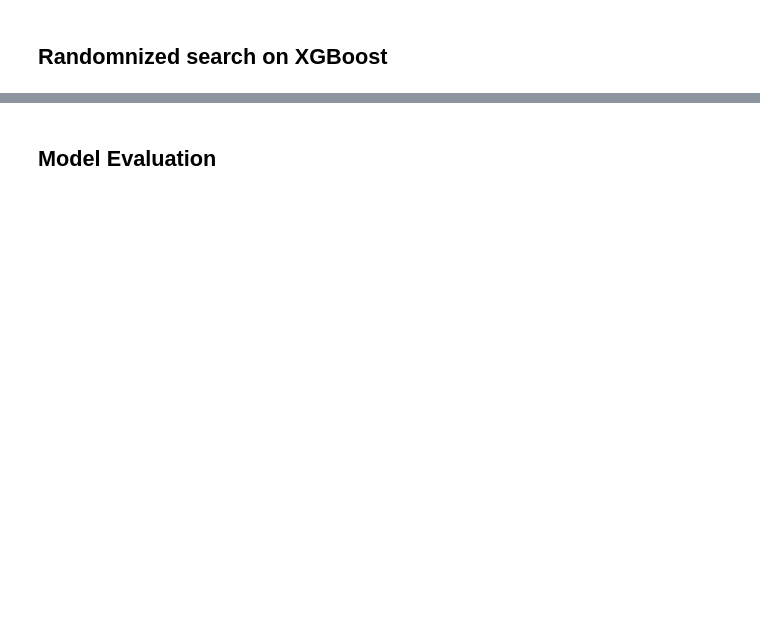
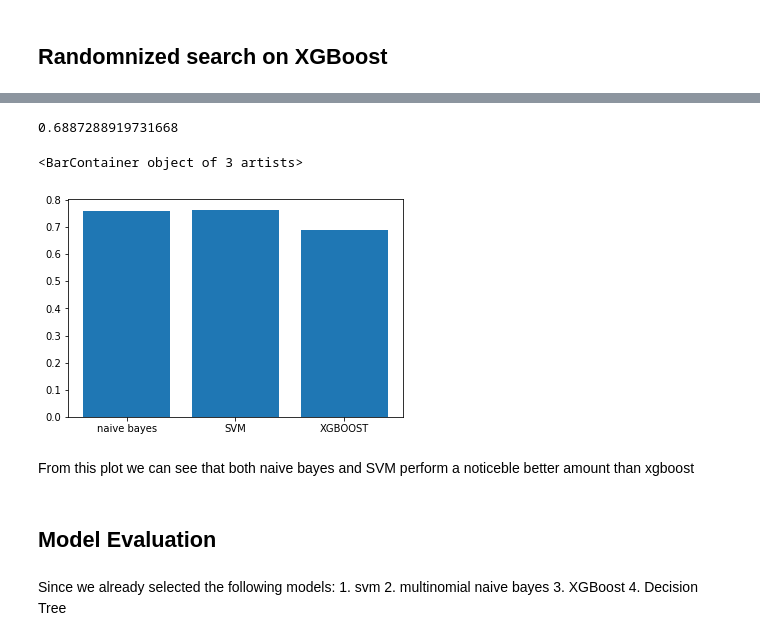
Before and after one commit to r0b3rt24/PoliIdeaClassify, a Jupyter notebook: clean.ipynb, the cells around one changed output, grey strips where cells are left out. Saved outputs shown, nothing was run; the diff lists cells and outputs as text; code cells hidden in the pictures; blank space fills up the shorter version.

```diff
--- a/clean.ipynb
+++ b/clean.ipynb
@@ -113,0 +126,4 @@ plt.bar(['3','2','1','0.1', '0.01', '0.001', '0.0001', '0.00001'],gs.cv_results_
+# %%
+nb_scores = cross_val_score(nb_pipleline, X_train, y_train, cv=4, n_jobs=-1)
+# %%
+nb_cv_avg = nb_scores.sum()/4
@@ -123,3 +143,6 @@ svm_scores = cross_val_score(svm_pipe, X_train, y_train, cv=4, n_jobs=-1)
 svm_scores
 # %% [output]
 array([0.76497802, 0.76457321, 0.76214434, 0.76544067])
+# %%
+svm_cv_avg = svm_scores.sum()/4
+svm_cv_avg
@@ -144,2 +205,21 @@ xgb_preds = xgb_pipe.predict(X_test)
+# %%
+xgb_cv_avg = xgb_scores.sum()/4
+# %%
+xgb_cv_avg
+# %% [output]
+0.6887288919731668
+# %%
+plt.bar(['naive bayes', 'SVM', 'XGBOOST'], [nb_cv_avg, svm_cv_avg, xgb_cv_avg])
+# %% [output]
+<BarContainer object of 3 artists>
+[figure, added]
+# %% [markdown]
+From this plot we can see that both naive bayes and SVM perform a noticeble better amount than xgboost
 # %% [markdown]
 ## Model Evaluation
+# %% [markdown]
+Since we already selected the following models:
+    1. svm
+    2. multinomial naive bayes
+    3. XGBoost
+    4. Decision Tree
```
Also changed, not shown: parts of 20 cells of this notebook.
